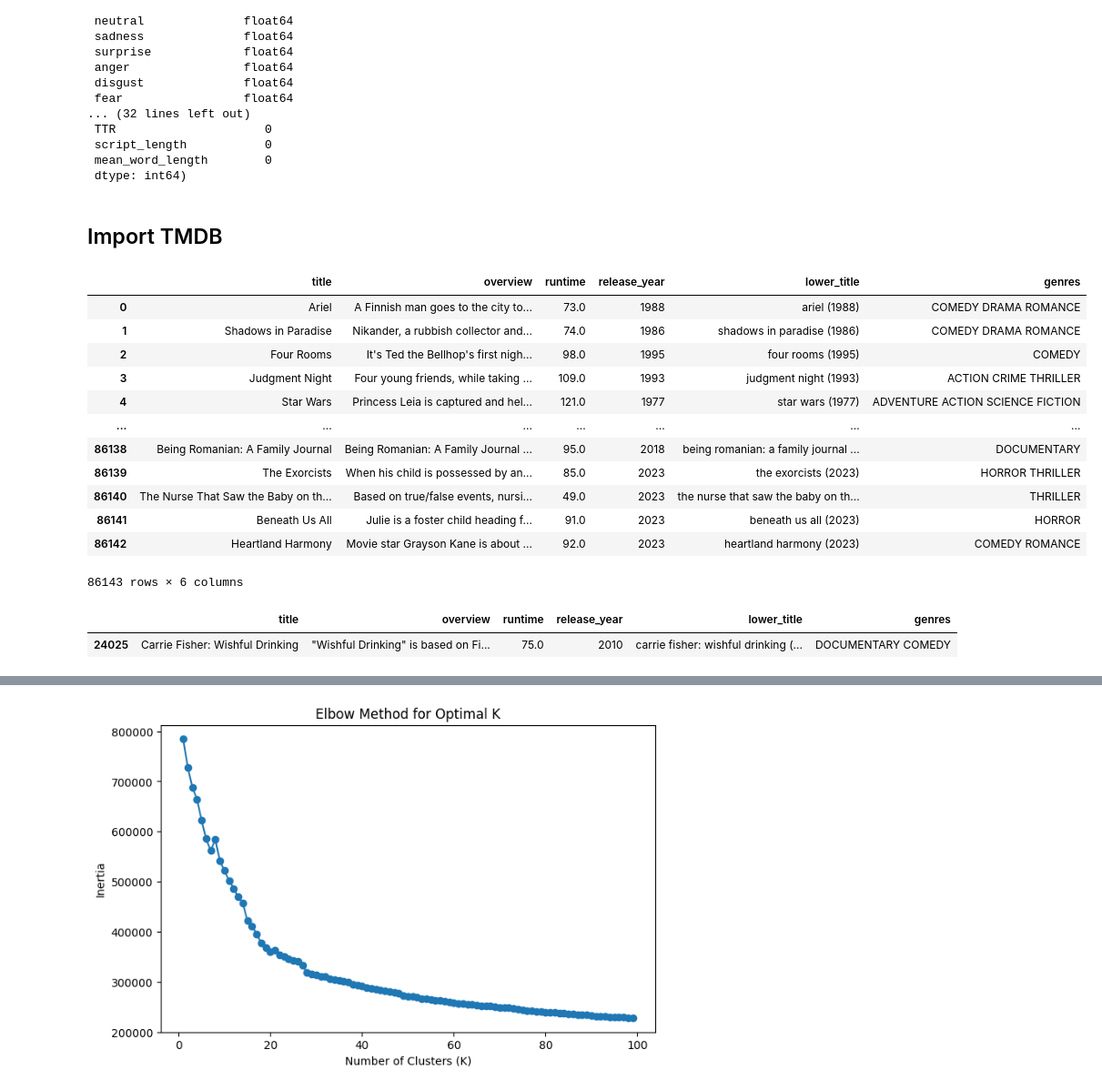
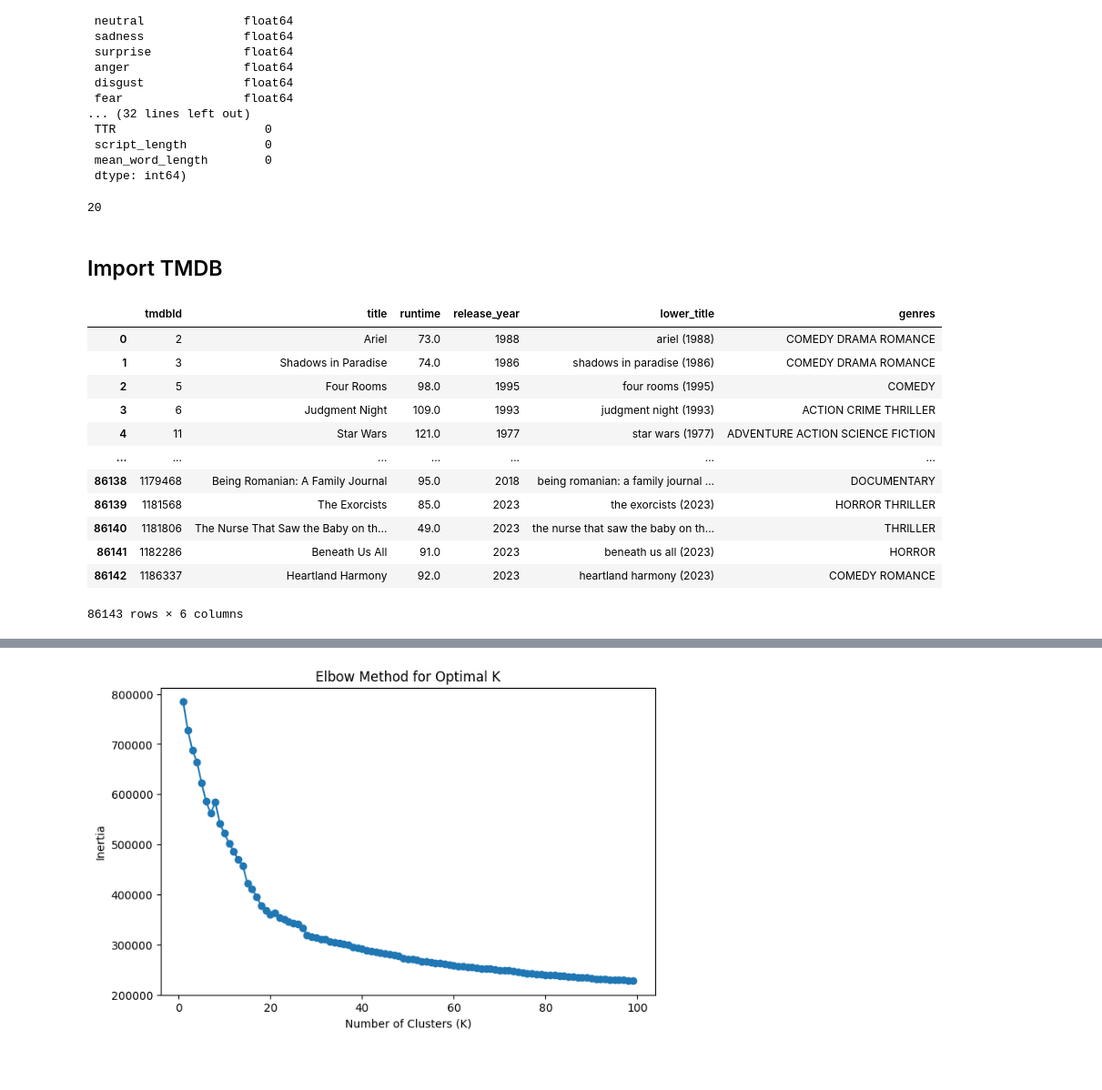
Before and after one commit to oliverramsaygray/film_wizard, a Jupyter notebook: notebooks/FInal Processing And Model.ipynb, the cells around one changed output, grey strips where cells are left out. Shown at 91% size. Saved outputs shown, nothing was run; the diff lists cells and outputs as text; code cells hidden in the pictures; blank space fills up the shorter version.

```diff
--- a/notebooks/FInal Processing And Model.ipynb
+++ b/notebooks/FInal Processing And Model.ipynb
@@ -65,44 +80,48 @@ script_df.dtypes, script_df.isnull().sum()
+# %%
+len(unique_genres)
+# %% [output]
+20
 # %% [markdown]
 ## Import TMDB
 # %%
 query = '''
-SELECT title, overview, release_date, runtime, genre_1, genre_2, genre_3
+SELECT tmdbId, title,  release_date, runtime, genre_1, genre_2, genre_3
+
 
 FROM `film-wizard-453315.tmdb_metadata.movie_details`
 '''
 
 # Run the query and store the results in a DataFrame
 tmdb_df = client.query(query).to_dataframe()
 
 #preprocess
 tmdb_df['release_year'] = tmdb_df['release_date'].astype(str).str[:4]
 tmdb_df['lower_title'] = tmdb_df['title'].apply(str.lower) + ' (' + tmdb_df['release_year'] + ')'
 tmdb_df['genres'] = tmdb_df['genre_1'].astype(str) + ' ' + tmdb_df['genre_2'].astype(str) + ' ' + tmdb_df['genre_3'].astype(str)
 tmdb_df['genres'] = tmdb_df['genres'].str.replace('None', '').str.strip().apply(str.upper)
 tmdb_df.drop(columns = ['genre_1','genre_2','genre_3','release_date'], inplace=True)
 tmdb_df = tmdb_df.drop_duplicates(subset=['lower_title']).reset_index(drop= True)
+# replace zero runtime with average
+mean_runtime = tmdb_df[tmdb_df['runtime'] != 0]['runtime'].mean()
+# Replace zeros with the calculated mean
+tmdb_df['runtime'] = tmdb_df['runtime'].replace(0, mean_runtime)
 
 
 tmdb_df
 # %% [output]
-|  | title | overview | runtime | release_year | lower_title | genres |
-| 0 | Ariel | A Finnish man goes to the city to... | 73.0 | 1988 | ariel (1988) | COMEDY DRAMA ROMANCE |
-| 1 | Shadows in Paradise | Nikander, a rubbish collector and... | 74.0 | 1986 | shadows in paradise (1986) | COMEDY DRAMA ROMANCE |
-| 2 | Four Rooms | It's Ted the Bellhop's first nigh... | 98.0 | 1995 | four rooms (1995) | COMEDY |
-| 3 | Judgment Night | Four young friends, while taking ... | 109.0 | 1993 | judgment night (1993) | ACTION CRIME THRILLER |
-| 4 | Star Wars | Princess Leia is captured and hel... | 121.0 | 1977 | star wars (1977) | ADVENTURE ACTION SCIENCE FICTION |
+|  | tmdbId | title | runtime | release_year | lower_title | genres |
+| 0 | 2 | Ariel | 73.0 | 1988 | ariel (1988) | COMEDY DRAMA ROMANCE |
+| 1 | 3 | Shadows in Paradise | 74.0 | 1986 | shadows in paradise (1986) | COMEDY DRAMA ROMANCE |
+| 2 | 5 | Four Rooms | 98.0 | 1995 | four rooms (1995) | COMEDY |
+| 3 | 6 | Judgment Night | 109.0 | 1993 | judgment night (1993) | ACTION CRIME THRILLER |
+| 4 | 11 | Star Wars | 121.0 | 1977 | star wars (1977) | ADVENTURE ACTION SCIENCE FICTION |
 | ... | ... | ... | ... | ... | ... | ... |
-| 86138 | Being Romanian: A Family Journal | Being Romanian: A Family Journal ... | 95.0 | 2018 | being romanian: a family journal ... | DOCUMENTARY |
-| 86139 | The Exorcists | When his child is possessed by an... | 85.0 | 2023 | the exorcists (2023) | HORROR THRILLER |
-| 86140 | The Nurse That Saw the Baby on th... | Based on true/false events, nursi... | 49.0 | 2023 | the nurse that saw the baby on th... | THRILLER |
-| 86141 | Beneath Us All | Julie is a foster child heading f... | 91.0 | 2023 | beneath us all (2023) | HORROR |
-| 86142 | Heartland Harmony | Movie star Grayson Kane is about ... | 92.0 | 2023 | heartland harmony (2023) | COMEDY ROMANCE |
+| 86138 | 1179468 | Being Romanian: A Family Journal | 95.0 | 2018 | being romanian: a family journal ... | DOCUMENTARY |
+| 86139 | 1181568 | The Exorcists | 85.0 | 2023 | the exorcists (2023) | HORROR THRILLER |
+| 86140 | 1181806 | The Nurse That Saw the Baby on th... | 49.0 | 2023 | the nurse that saw the baby on th... | THRILLER |
+| 86141 | 1182286 | Beneath Us All | 91.0 | 2023 | beneath us all (2023) | HORROR |
+| 86142 | 1186337 | Heartland Harmony | 92.0 | 2023 | heartland harmony (2023) | COMEDY ROMANCE |
 86143 rows × 6 columns
-# %%
-tmdb_df[tmdb_df['lower_title']=='carrie fisher: wishful drinking (2010)']  #'Antarctica (2020)'
-# %% [output]
-|  | title | overview | runtime | release_year | lower_title | genres |
-| 24025 | Carrie Fisher: Wishful Drinking | "Wishful Drinking" is based on Fi... | 75.0 | 2010 | carrie fisher: wishful drinking (... | DOCUMENTARY COMEDY |
 # %%
 #merge dataframes
 df = pd.merge(script_df, tmdb_df, how = 'inner', on = 'lower_title')
```
Also changed, not shown: parts of 24 cells of this notebook.
